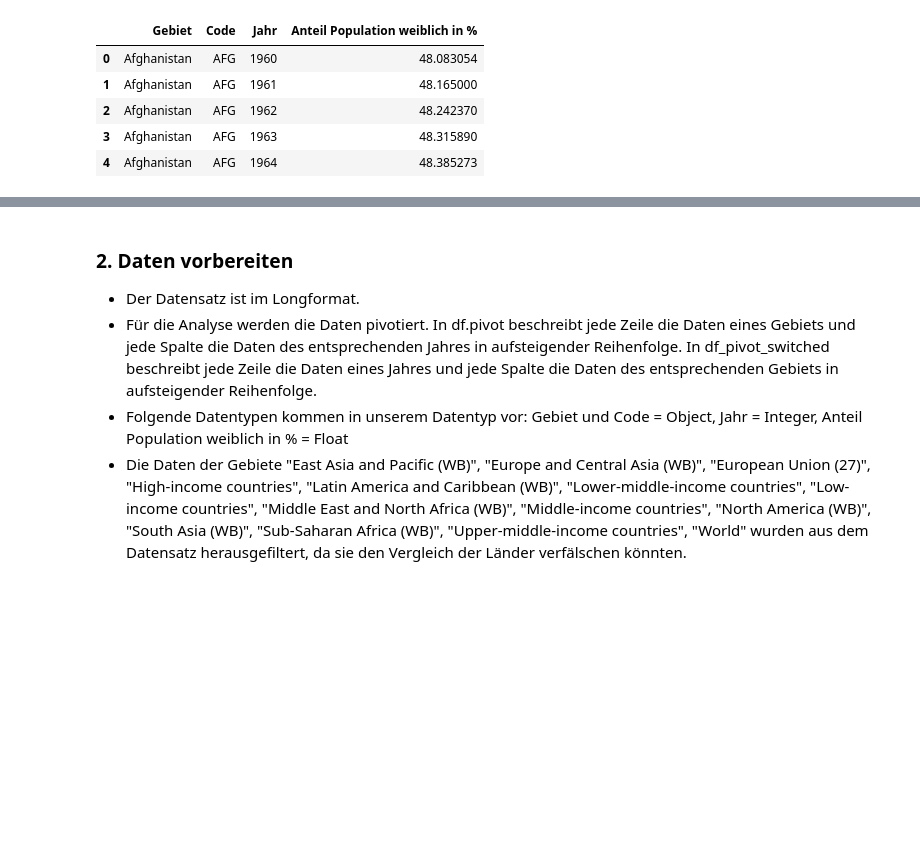
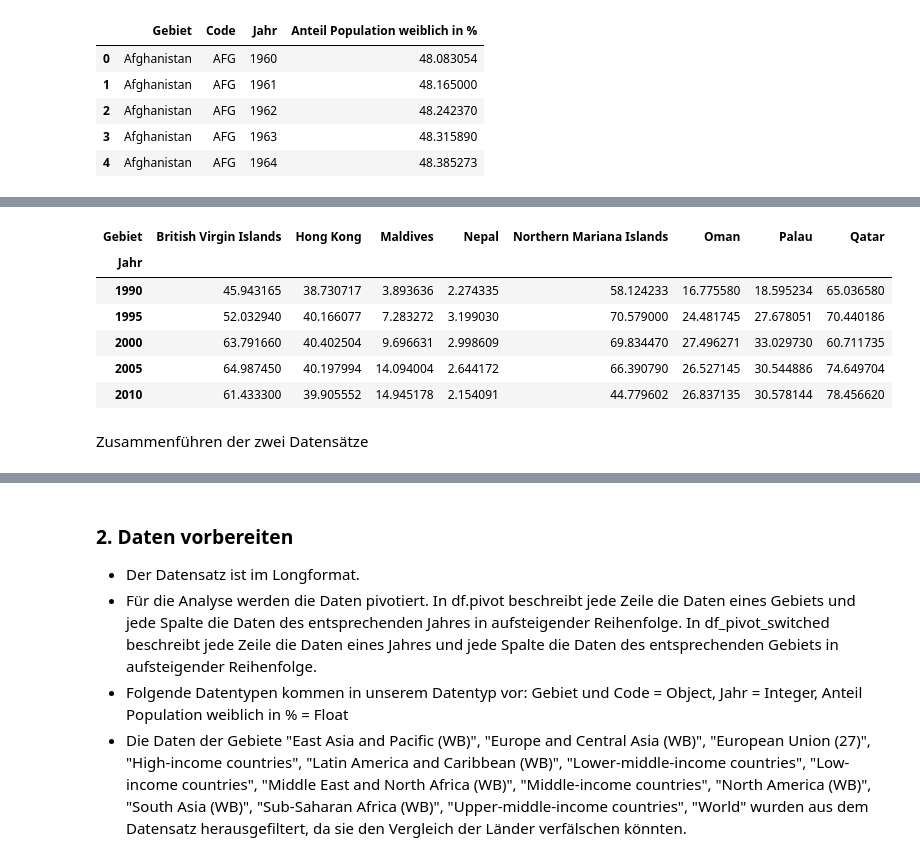
Before and after one commit to elenabuchli/Leistungsnachweis_2, a Jupyter notebook: Leistungsnachweis_Python_Frauenanteil.ipynb, the cells around one changed output, grey strips where cells are left out. Cells and saved outputs as stored; diff of their text form; code cells hidden in the pictures; blank space fills up the shorter version.

```diff
--- a/Leistungsnachweis_Python_Frauenanteil.ipynb
+++ b/Leistungsnachweis_Python_Frauenanteil.ipynb
@@ -35,0 +47,13 @@ df.head()
+# %%
+df_immigration_pivot = df_immigration.pivot(columns='Gebiet', index='Jahr', values='Anteil Immigranten in %')
+df_immigration_pivot.head()
+# %% [output]
+| Gebiet | British Virgin Islands | Hong Kong | Maldives | Nepal | Northern Mariana Islands | Oman | Palau | Qatar |
+| Jahr |  |  |  |  |  |  |  |  |
+| 1990 | 45.943165 | 38.730717 | 3.893636 | 2.274335 | 58.124233 | 16.775580 | 18.595234 | 65.036580 |
+| 1995 | 52.032940 | 40.166077 | 7.283272 | 3.199030 | 70.579000 | 24.481745 | 27.678051 | 70.440186 |
+| 2000 | 63.791660 | 40.402504 | 9.696631 | 2.998609 | 69.834470 | 27.496271 | 33.029730 | 60.711735 |
+| 2005 | 64.987450 | 40.197994 | 14.094004 | 2.644172 | 66.390790 | 26.527145 | 30.544886 | 74.649704 |
+| 2010 | 61.433300 | 39.905552 | 14.945178 | 2.154091 | 44.779602 | 26.837135 | 30.578144 | 78.456620 |
+# %% [markdown]
+Zusammenführen der zwei Datensätze
```
Also changed, not shown: parts of 19 cells of this notebook, 1 other file.
